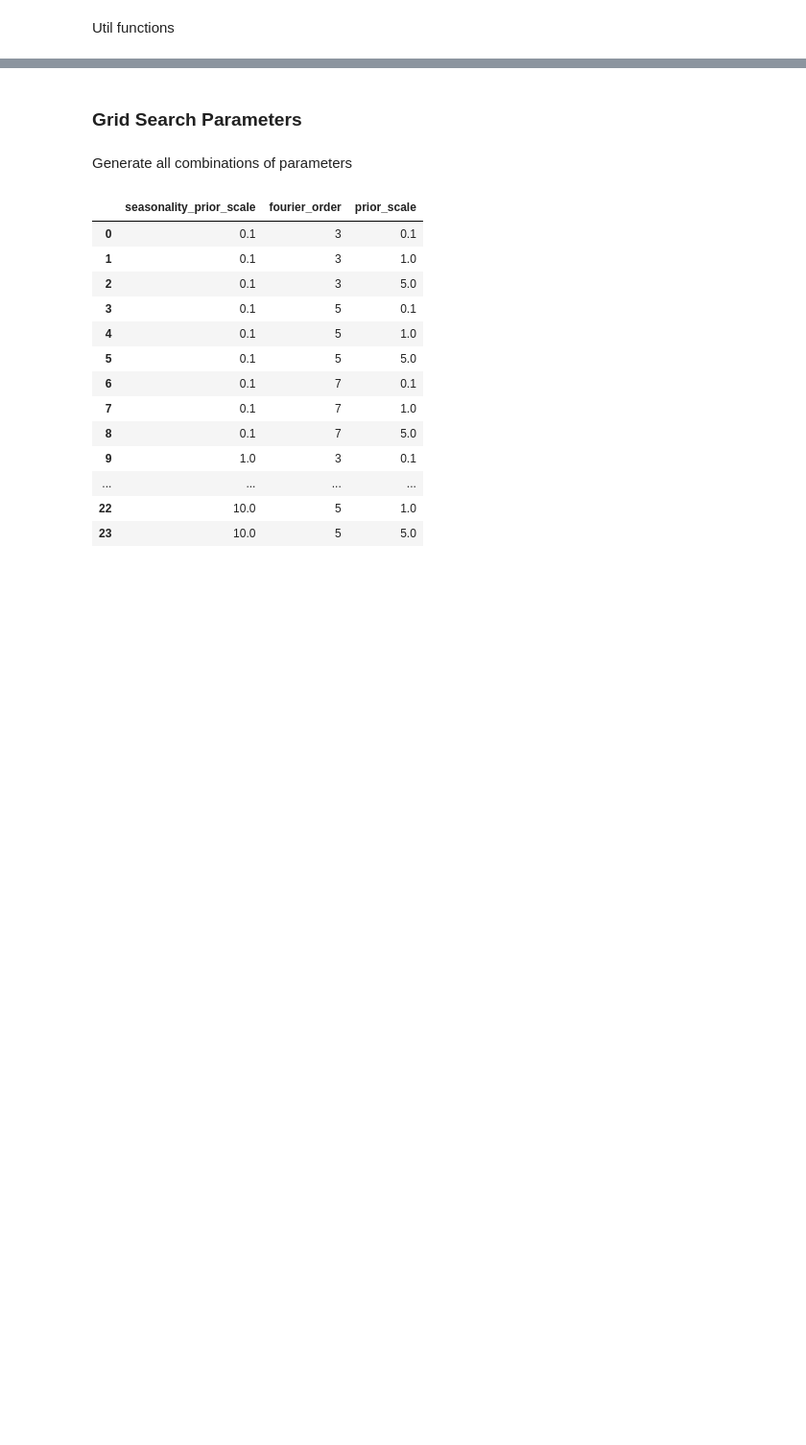
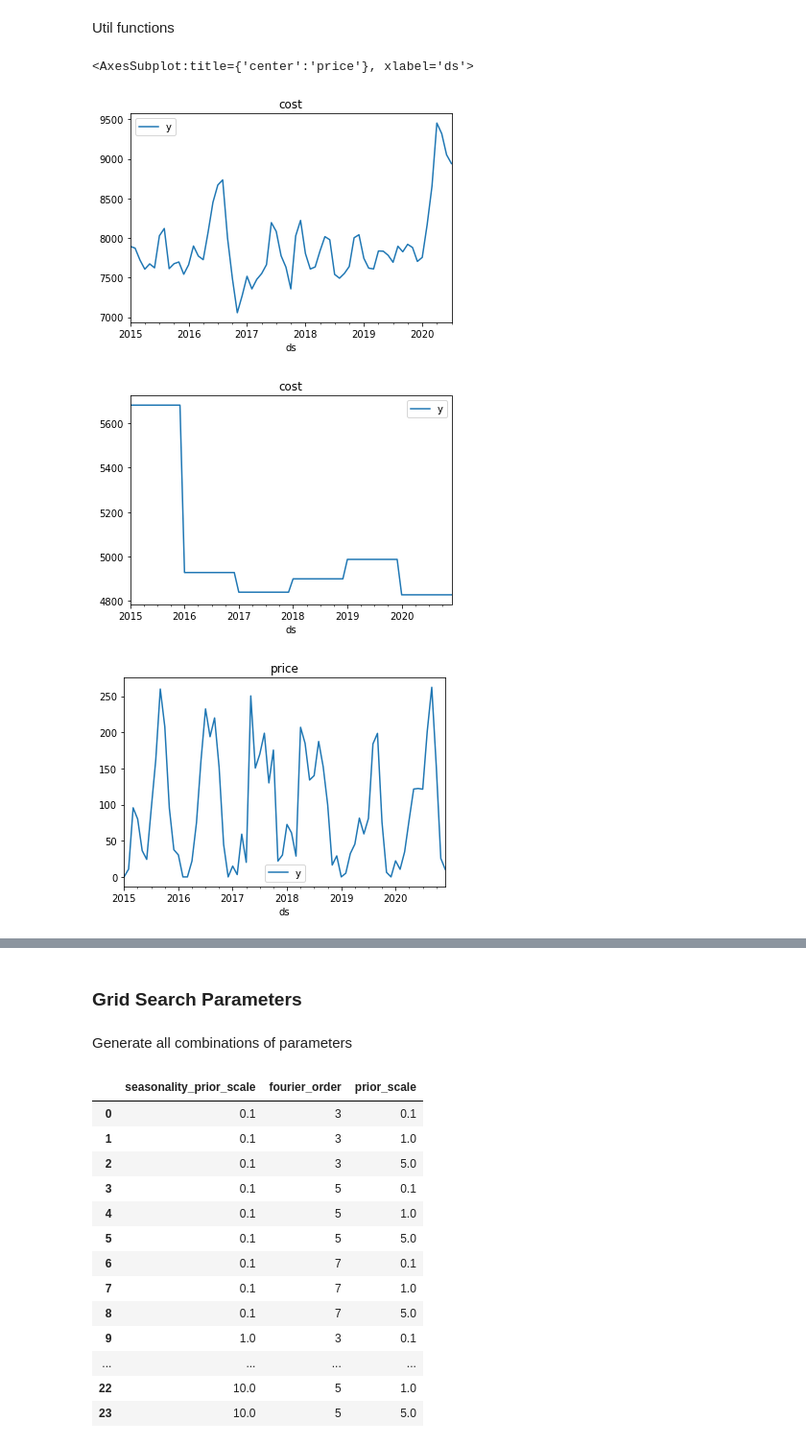
Before and after one commit to sgulyano/oae-pred-crop-prod, a Jupyter notebook: yield_prophet-tune.ipynb, the cells around one changed output, grey strips where cells are left out. Shown: that part at 96% size. Drawn from its saved outputs; the diff is of its cells as text; code cells hidden in the pictures; blank space fills up the shorter version.

```diff
--- a/yield_prophet-tune.ipynb
+++ b/yield_prophet-tune.ipynb
@@ -131,22 +129,36 @@ Util functions
 # %%
 df_cost = read_annually_data(cost_file)
 
 precipitation_file = 'OAE-process/OAE-ปริมาณน้ำฝน-ฝนตก.xlsx'
 df_precipitation = read_month_data(precipitation_file, area)
 
 if ptype == 'rubber':
     df_price1 = read_month_data(price_file[0])
     df_price2 = read_month_data(price_file[1])
     df_price3 = read_month_data(price_file[2])
 
     col_regressor = ['cost', 'precipitation', 'price_latex', 'price_cup', 'price_sheet']
     @add_regressor([df_cost, df_precipitation, df_price1, df_price2, df_price3], col_regressor)
     def add_features(df):
         return df
+
+    df_price1.plot(title='price_latex')
+    df_price2.plot(title='price_cup')
+    df_price3.plot(title='price_sheet')
 else:
     df_price = read_month_data(price_file)
 
     col_regressor = ['cost', 'precipitation', 'price']
     @add_regressor([df_cost, df_precipitation, df_price], col_regressor)
     def add_features(df):
         return df
+
+    df_price.plot(title='cost')
+
+df_cost.plot(title='cost')
+df_precipitation.plot(title='price')
+# %% [output]
+<AxesSubplot:title={'center':'price'}, xlabel='ds'>
+[figure, added]
+[figure, added]
+[figure, added]
```
Also changed, not shown: parts of 19 cells of this notebook, 14 other files.
